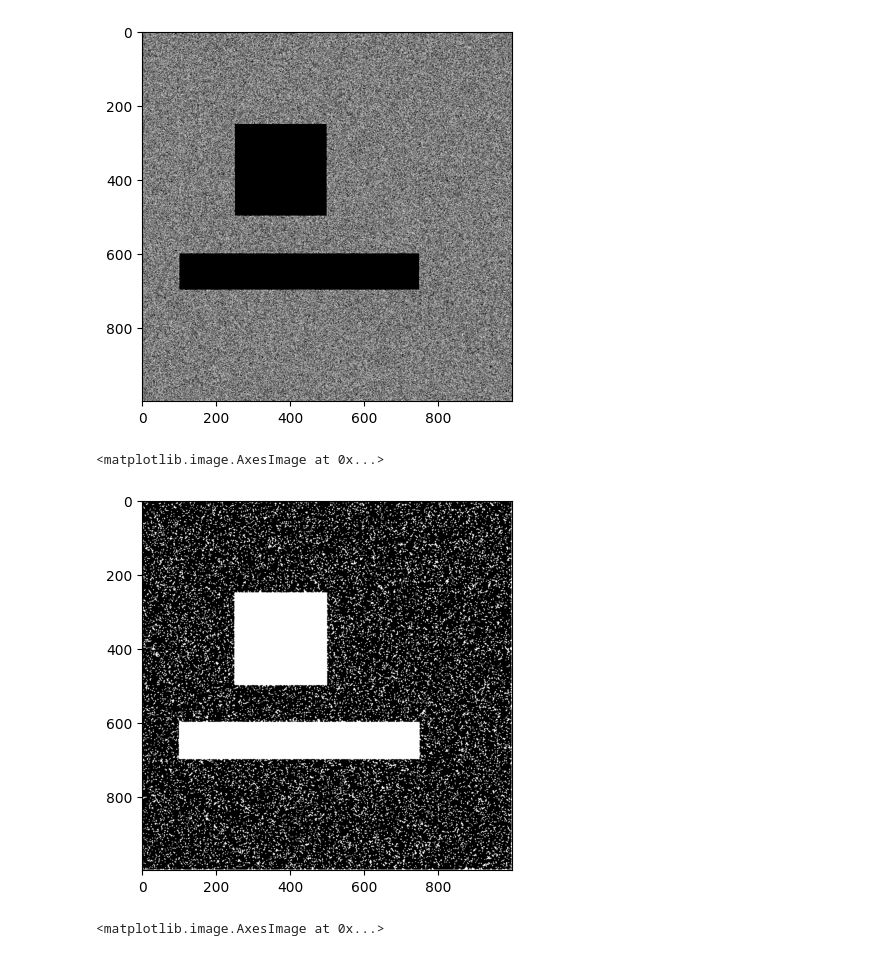
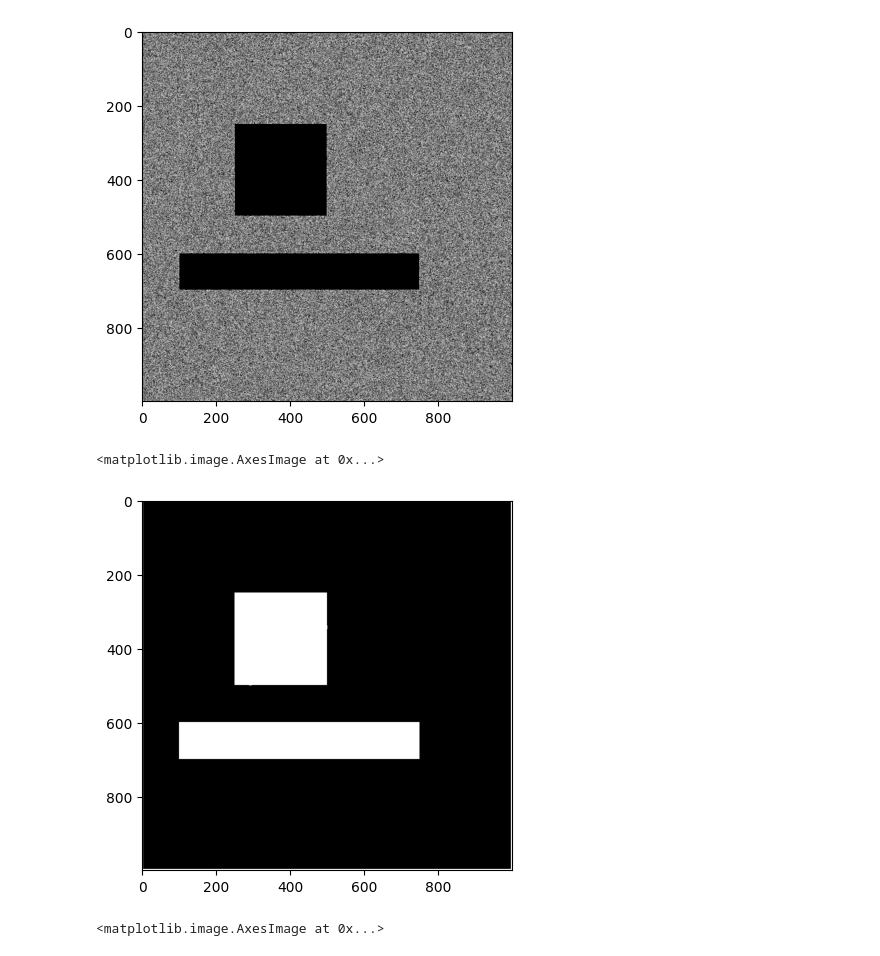
Before and after one commit to emrbalc/INF367A-26V-Recod.ai-LUC-Forgery-Kaggle, a Jupyter notebook: pixelutil.ipynb, the cells around one changed output. Cells and saved outputs as stored; diff of their text form; code cells hidden in the pictures.

```diff
--- a/pixelutil.ipynb
+++ b/pixelutil.ipynb
@@ -41,12 +41,12 @@ pyplot.imshow(pmt.get_edges(noisy_img), cmap=color_map)
 [figure]
 # %%
 pmt.set_gaussian_sigma(2)
-img_p = img
-img_p = pmt.post_process_img(noisy_img)
+img_p = noisy_img
+img_p = pmt.post_process_img(img_p)
 pyplot.imshow(img_p, cmap=color_map)
 # %% [output]
 <matplotlib.image.AxesImage at 0x...>
-[figure, old version]
+[figure, new version]
 # %%
 #This was generated quickly by gemini
 def create_donut(shape=(500, 500), center=None, radius_outer=150, radius_inner=80):
```
Also changed, not shown: parts of 1 cell of this notebook, 1 other file.
